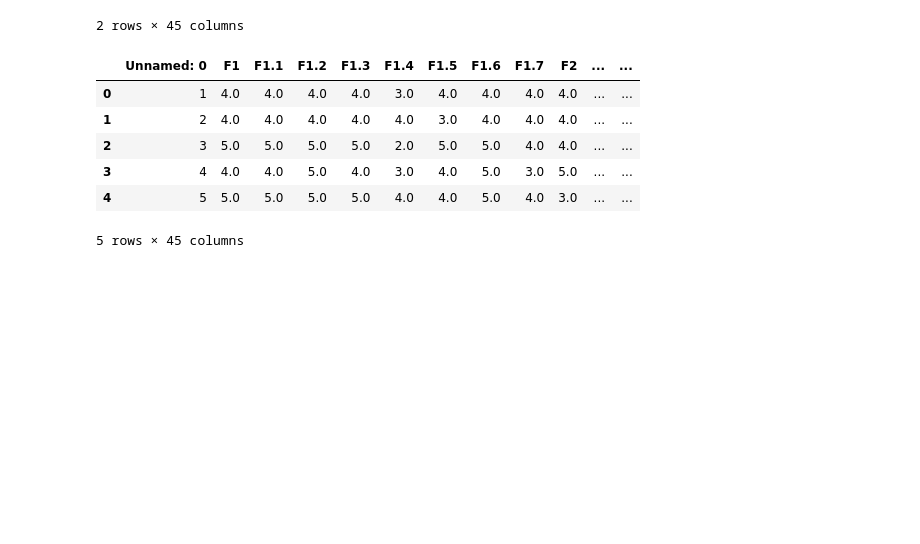
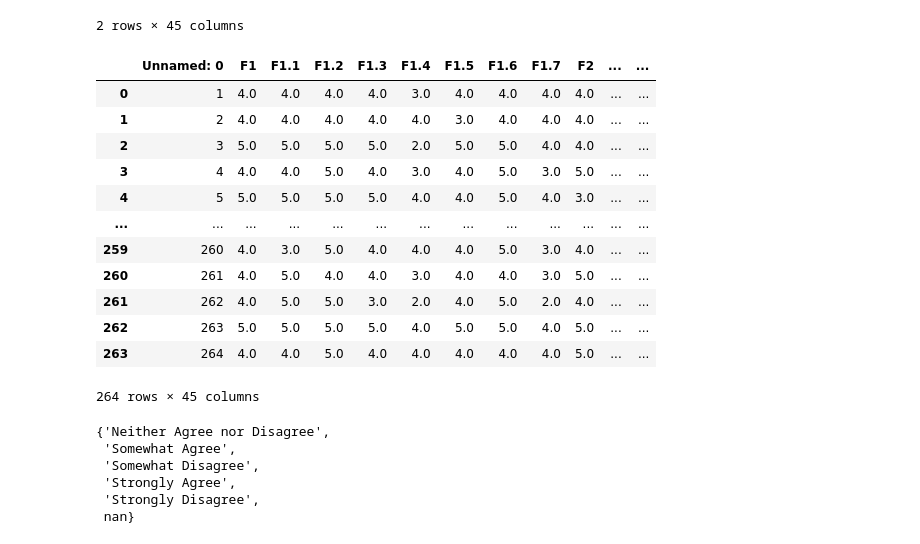
Before and after one commit to dustinvk03/module2_intro_to_pandas, a Jupyter notebook: 2_7_stack_and_unstack_with_dfply.ipynb, the cells around one changed output. Cells and saved outputs as stored; diff of their text form; code cells hidden in the pictures; blank space fills up the shorter version.

```diff
--- a/2_7_stack_and_unstack_with_dfply.ipynb
+++ b/2_7_stack_and_unstack_with_dfply.ipynb
@@ -166,19 +166,25 @@ survey.head(2)
 | 1 | 2 | Somewhat Agree | Somewhat Disagree | Somewhat Agree | Somewhat Agree | Somewhat Agree | Somewhat Disagree | Somewhat Agree | Neither Agree nor Disagree | Neither Agree nor Disagree | ... | ... |
 2 rows × 45 columns
 # %%
-(survey
+survey_lickert_scale = (survey
  >> gather("Question","Score", columns_from('F1'))
  >> mutate(Score_Lickert_scale = X.Score.map({'Strongly Agree': 5, 'Somewhat Agree': 4, 'Neither Agree nor Disagree':3,
  'Somewhat Disagree': 2, 'Strongly Disagree': 1}))
  >> drop(X.Score)
  >> spread(X.Question, X.Score_Lickert_scale)
- >> head(5)
  )
+survey_lickert_scale
 # %% [output]
 |  | Unnamed: 0 | F1 | F1.1 | F1.2 | F1.3 | F1.4 | F1.5 | F1.6 | F1.7 | F2 | ... | ... |
 | 0 | 1 | 4.0 | 4.0 | 4.0 | 4.0 | 3.0 | 4.0 | 4.0 | 4.0 | 4.0 | ... | ... |
 | 1 | 2 | 4.0 | 4.0 | 4.0 | 4.0 | 4.0 | 3.0 | 4.0 | 4.0 | 4.0 | ... | ... |
 | 2 | 3 | 5.0 | 5.0 | 5.0 | 5.0 | 2.0 | 5.0 | 5.0 | 4.0 | 4.0 | ... | ... |
 | 3 | 4 | 4.0 | 4.0 | 5.0 | 4.0 | 3.0 | 4.0 | 5.0 | 3.0 | 5.0 | ... | ... |
 | 4 | 5 | 5.0 | 5.0 | 5.0 | 5.0 | 4.0 | 4.0 | 5.0 | 4.0 | 3.0 | ... | ... |
+| ... | ... | ... | ... | ... | ... | ... | ... | ... | ... | ... | ... | ... |
+| 259 | 260 | 4.0 | 3.0 | 5.0 | 4.0 | 4.0 | 4.0 | 5.0 | 3.0 | 4.0 | ... | ... |
+| 260 | 261 | 4.0 | 5.0 | 4.0 | 4.0 | 3.0 | 4.0 | 4.0 | 3.0 | 5.0 | ... | ... |
+| 261 | 262 | 4.0 | 5.0 | 5.0 | 3.0 | 2.0 | 4.0 | 5.0 | 2.0 | 4.0 | ... | ... |
+| 262 | 263 | 5.0 | 5.0 | 5.0 | 5.0 | 4.0 | 5.0 | 5.0 | 4.0 | 5.0 | ... | ... |
+| 263 | 264 | 4.0 | 4.0 | 5.0 | 4.0 | 4.0 | 4.0 | 4.0 | 4.0 | 5.0 | ... | ... |
-5 rows × 45 columns
+264 rows × 45 columns
@@ -184,0 +194,9 @@ survey.head(2)
+# %%
+set(survey[cols].values.flatten())
+# %% [output]
+{'Neither Agree nor Disagree',
+ 'Somewhat Agree',
+ 'Somewhat Disagree',
+ 'Strongly Agree',
+ 'Strongly Disagree',
+ nan}
```
Also changed, not shown: parts of 2 cells of this notebook, 1 other file.
